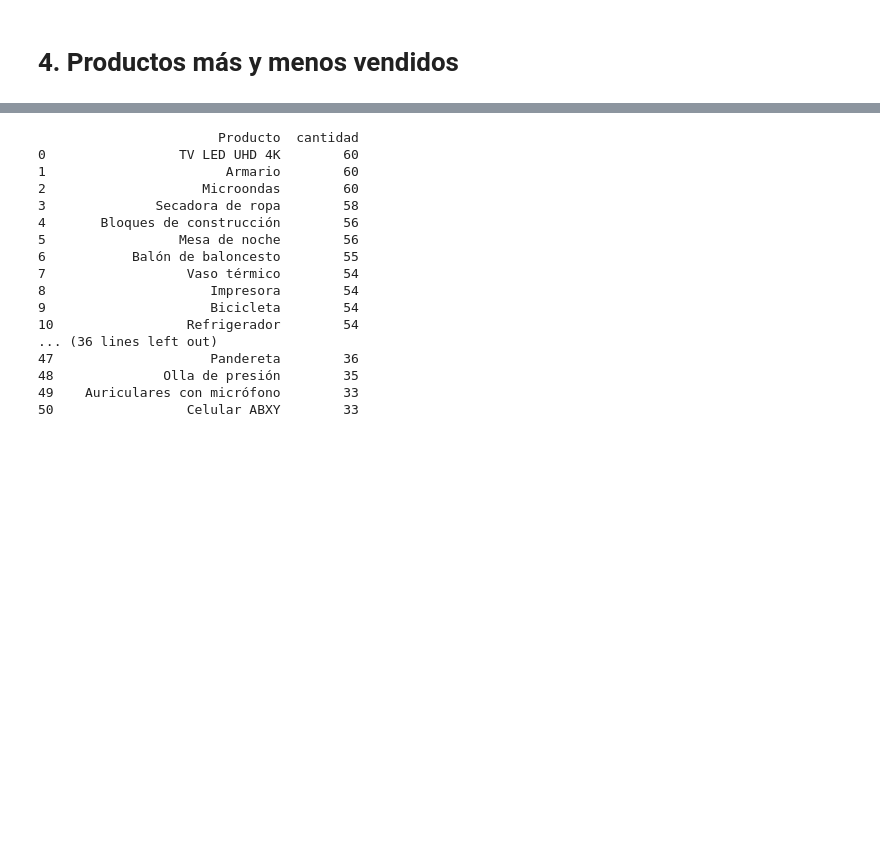
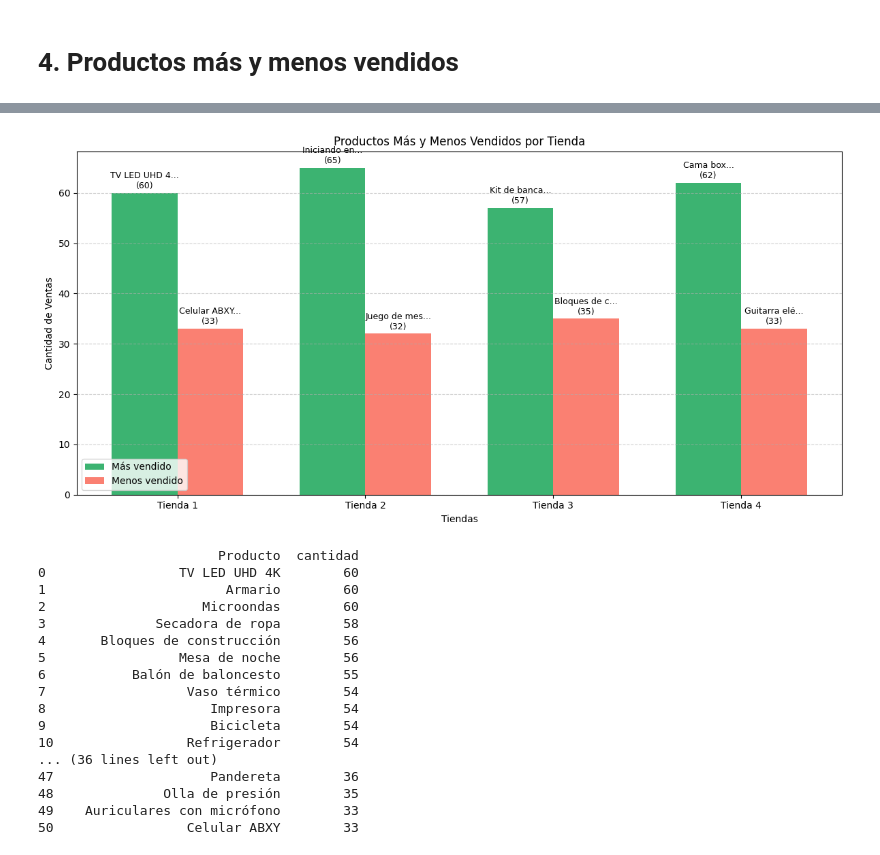
Before and after one commit to MigXDev/Ciencia-de-datos_I_DESAFIO_1, a Jupyter notebook: AluraStoreLatam.ipynb, the cells around one changed output, grey strips where cells are left out. Saved outputs shown, nothing was run; the diff lists cells and outputs as text; code cells hidden in the pictures; blank space fills up the shorter version.

```diff
--- a/AluraStoreLatam.ipynb
+++ b/AluraStoreLatam.ipynb
@@ -146,3 +237,37 @@ Menos vendido: {menos_vendido} ({cantidad_menos} ventas)
+# %%
+# Posiciones X
+x = np.arange(len(tiendas_mas))
+width = 0.35
+
+# Gráfico
+plt.figure(figsize=(12, 6))
+plt.bar(x - width/2, ventas_mas, width, label='Más vendido', color='mediumseagreen')
+plt.bar(x + width/2, ventas_menos, width, label='Menos vendido', color='salmon')
+
+# Etiquetas
+plt.title("Productos Más y Menos Vendidos por Tienda")
+plt.xlabel("Tiendas")
+plt.ylabel("Cantidad de Ventas")
+plt.xticks(x, tiendas_mas)
+plt.legend(loc='lower left')
+plt.grid(axis='y', linestyle='--', alpha=0.6)
+
+# Texto sobre cada barra
+for i in range(len(x)):
+    # Más vendido
+    plt.text(x[i] - width/2, ventas_mas[i] + 0.5,
+             f"{productos_mas[i][:12]}...\n({ventas_mas[i]})",
+             ha='center', va='bottom', fontsize=9)
+
+    # Menos vendido
+    plt.text(x[i] + width/2, ventas_menos[i] + 0.5,
+             f"{productos_menos[i][:12]}...\n({ventas_menos[i]})",
+             ha='center', va='bottom', fontsize=9)
+
+plt.tight_layout()
+plt.show()
+# %% [output]
+[figure, added]
 # %%
 # para comprobar
 PRUEBA_T1 = tienda["Producto"].value_counts().reset_index(name="cantidad")
```
Also changed, not shown: parts of 8 cells of this notebook.
